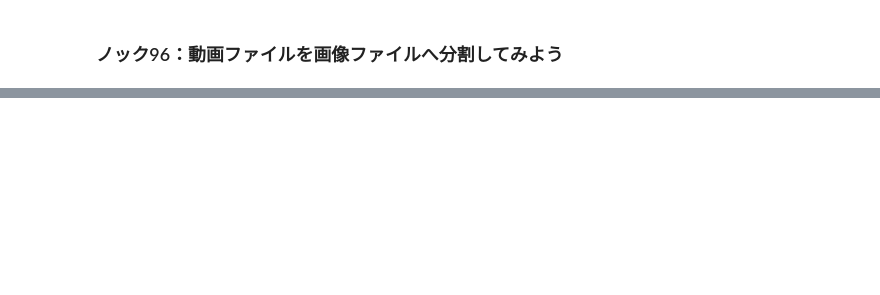
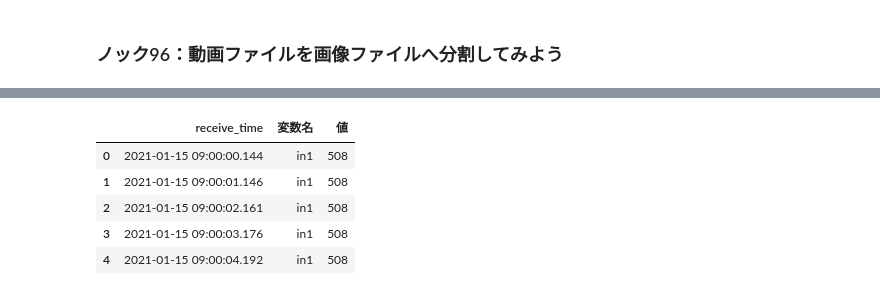
Before and after one commit to TakuroTerui/python_data_processing_100_knock, a Jupyter notebook: 第8章特殊な加工・可視化を行う10本ノック.ipynb, the cells around one changed output, grey strips where cells are left out. Saved outputs shown, nothing was run; the diff lists cells and outputs as text; code cells hidden in the pictures; blank space fills up the shorter version.

```diff
--- a/第8章特殊な加工・可視化を行う10本ノック.ipynb
+++ b/第8章特殊な加工・可視化を行う10本ノック.ipynb
@@ -234,0 +447,10 @@ video_clip.audio.write_audiofile('data/audio_by_py.mp3')
+# %%
+df_v = pd.melt(df[['receive_time', 'in1', 'out1']], id_vars=['receive_time'], var_name='変数名', value_name='値')
+df_v.head()
+# %% [output]
+|  | receive_time | 変数名 | 値 |
+| 0 | 2021-01-15 09:00:00.144 | in1 | 508 |
+| 1 | 2021-01-15 09:00:01.146 | in1 | 508 |
+| 2 | 2021-01-15 09:00:02.161 | in1 | 508 |
+| 3 | 2021-01-15 09:00:03.176 | in1 | 508 |
+| 4 | 2021-01-15 09:00:04.192 | in1 | 508 |
```
Also changed, not shown: parts of 33 cells of this notebook.
